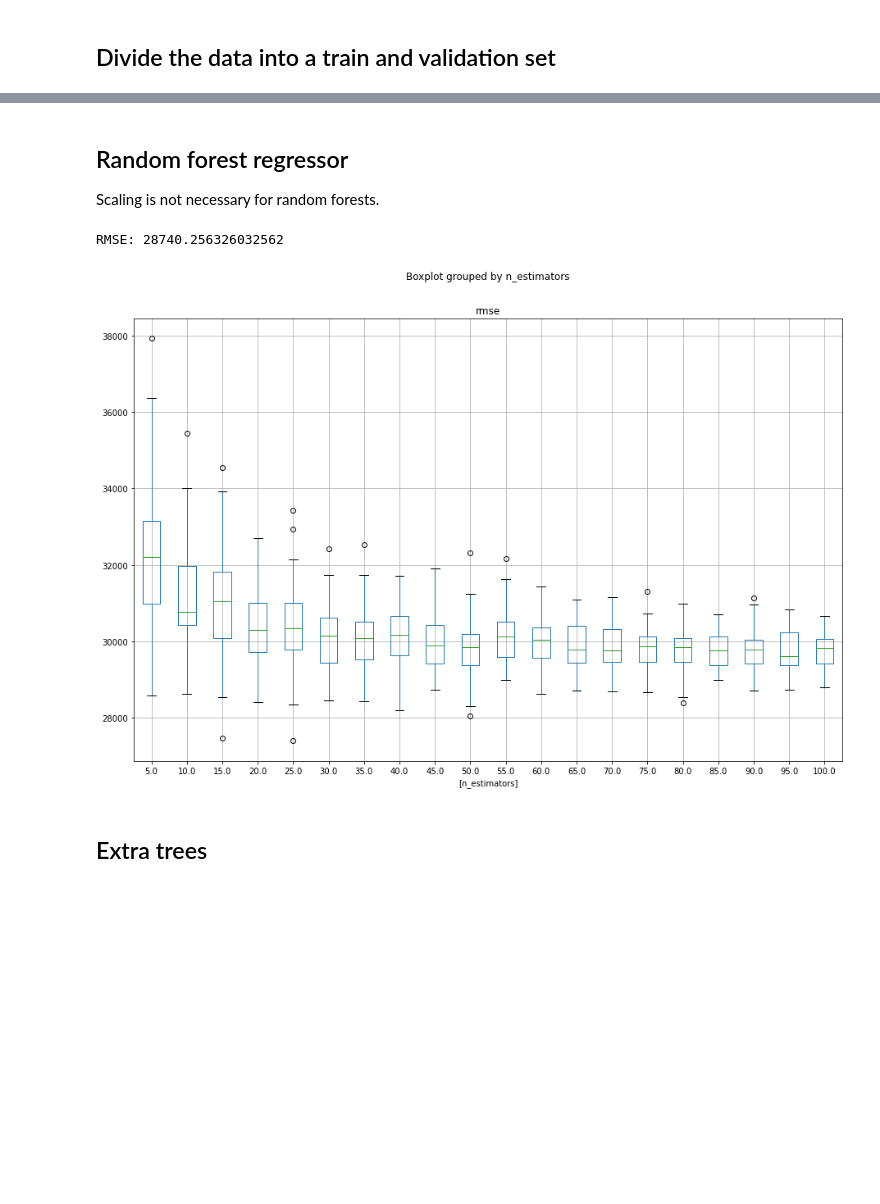
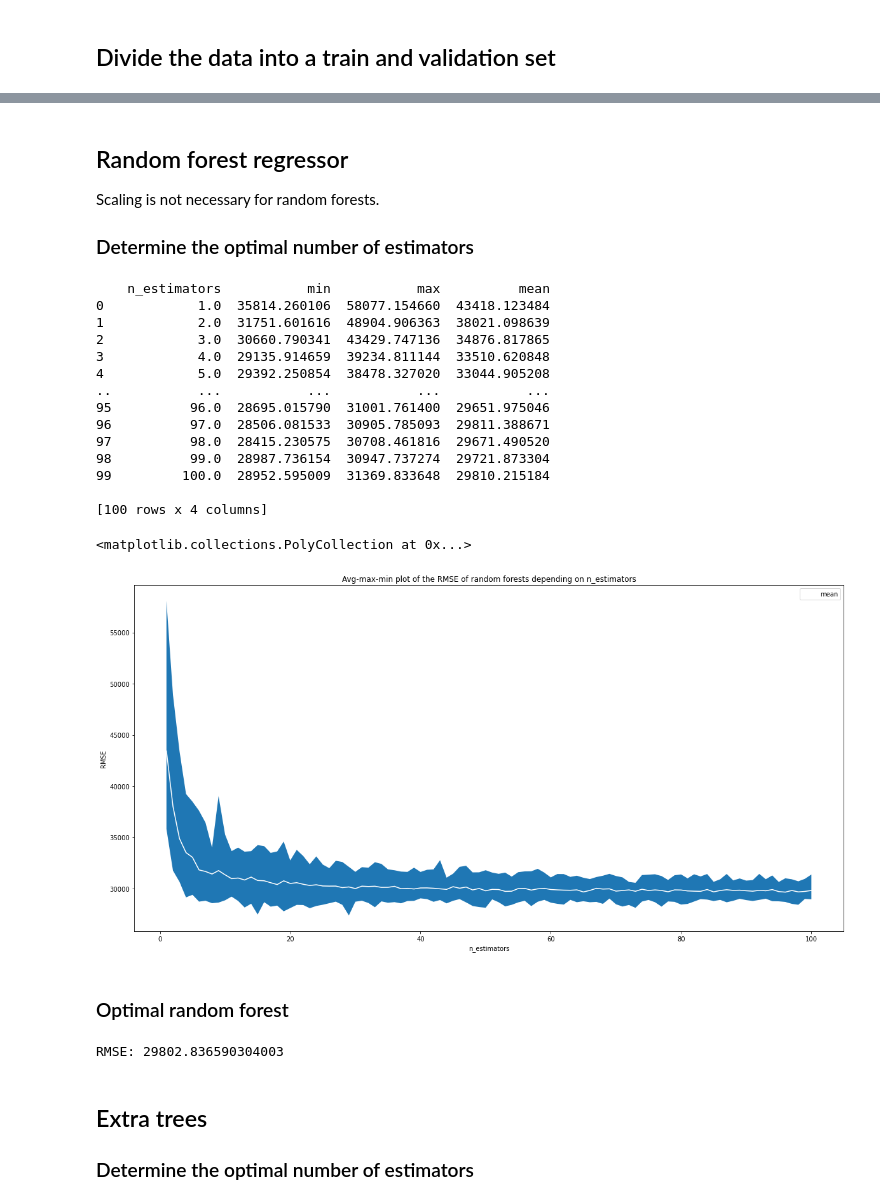
Before and after one commit to Gwyneth653/Syntax-error, a Jupyter notebook: code/correct_data/Random Forest Regressor.ipynb, the cells around one changed output, grey strips where cells are left out. Saved outputs shown, nothing was run; the diff lists cells and outputs as text; code cells hidden in the pictures; blank space fills up the shorter version.

```diff
--- a/code/correct_data/Random Forest Regressor.ipynb
+++ b/code/correct_data/Random Forest Regressor.ipynb
@@ -240,0 +304,15 @@ X_train, X_test, y_train, y_test = train_test_split(X_train_subset, y_train, tes
+# %%
+# Fit regression model
+regr_1 = DecisionTreeRegressor()
+regr_1.fit(X_train, y_train)
+
+# Predict
+y_pred1 = regr_1.predict(X_test)
+
+# Compute root mean squared error
+rmse = np.sqrt(mean_squared_error(y_pred1, y_test))
+print("RMSE:", rmse)
+
+# Visualize the Decision Tree
+text_representation = tree.export_text(regr_1)
+print(text_representation)
@@ -242,49 +338,73 @@ X_train, X_test, y_train, y_test = train_test_split(X_train_subset, y_train, tes
 ## Random forest regressor
 
 Scaling is not necessary for random forests.
+
+### Determine the optimal number of estimators
-# %%
-regressor = RandomForestRegressor(n_estimators=110, random_state=0)
-regressor.fit(X_train.values, y_train)
-
-y_pred = regressor.predict(X_test)
-
-# compute root mean squared error
-rmse = np.sqrt(mean_squared_error(y_pred, y_test))
-print("RMSE:", rmse)
-# %% [output]
-RMSE: 28740.256326032562
 # %%
 model = RandomForestRegressor()
-estimators = np.arange(5, 105, 5)
+estimators = np.arange(1, 101, 1)
 repitions = np.arange(0, 50)
 df = pd.DataFrame(columns =['n_estimators', 'rmse'])
 
+# Create a random forest regressor with every possible number of estimators between 1 and 100
 for n in estimators:
 
+    # For every number of estimators, repeat modelling 50 times
     for i in repitions:
 
         # Fit regression model
         model.set_params(n_estimators=n)
         model.fit(X_train, y_train)
 
         # Predict
         y_pred = model.predict(X_test)
 
         # Compute root mean squared error
         rmse = np.sqrt(mean_squared_error(y_pred, y_test))
 
         # Add row to dataframe
         df = df.append({'n_estimators': n, 'rmse': rmse}, ignore_index=True)
 
-#data = df.groupby('max_depth')['rmse'].agg({'Low Value':'min','High Value':'max','Mean':'mean'})
-#data.reset_index(inplace=True)
+# Plot the avg, max, and min rmse of the random forests for every number of estimators
+data = df.groupby('n_estimators')['rmse'].agg(['min', 'max', 'mean']).reset_index()
+print(data)
 
-#ax  = data.plot(x='max_depth', y='Mean', c='white')
-#plt.fill_between(x='max_depth',y1='Low Value',y2='High Value', data=data)
-
-
-bp = df.boxplot(by='n_estimators', figsize=(15, 10))
+ax  = data.plot(x='n_estimators', y='mean', c='white', figsize=(20, 10))
+plt.title("Avg-max-min plot of the RMSE of random forests depending on n_estimators")
+plt.xlabel('n_estimators')
+plt.ylabel('RMSE')
+plt.fill_between(x='n_estimators',y1='min',y2='max', data=data)
 # %% [output]
+    n_estimators           min           max          mean
+0            1.0  35814.260106  58077.154660  43418.123484
+1            2.0  31751.601616  48904.906363  38021.098639
+2            3.0  30660.790341  43429.747136  34876.817865
+3            4.0  29135.914659  39234.811144  33510.620848
+4            5.0  29392.250854  38478.327020  33044.905208
+..           ...           ...           ...           ...
+95          96.0  28695.015790  31001.761400  29651.975046
+96          97.0  28506.081533  30905.785093  29811.388671
+97          98.0  28415.230575  30708.461816  29671.490520
+98          99.0  28987.736154  30947.737274  29721.873304
+99         100.0  28952.595009  31369.833648  29810.215184
+
+[100 rows x 4 columns]
+<matplotlib.collections.PolyCollection at 0x...>
-[figure, old version]
+[figure, new version]
+# %% [markdown]
+### Optimal random forest
+# %%
+regressor = RandomForestRegressor(n_estimators=40, random_state=0)
+regressor.fit(X_train.values, y_train)
+
+y_pred = regressor.predict(X_test)
+
+# compute root mean squared error
+rmse = np.sqrt(mean_squared_error(y_pred, y_test))
+print("RMSE:", rmse)
+# %% [output]
+RMSE: 29802.836590304003
 # %% [markdown]
 ## Extra trees
+
+### Determine the optimal number of estimators
```
Also changed, not shown: parts of 9 cells of this notebook.
